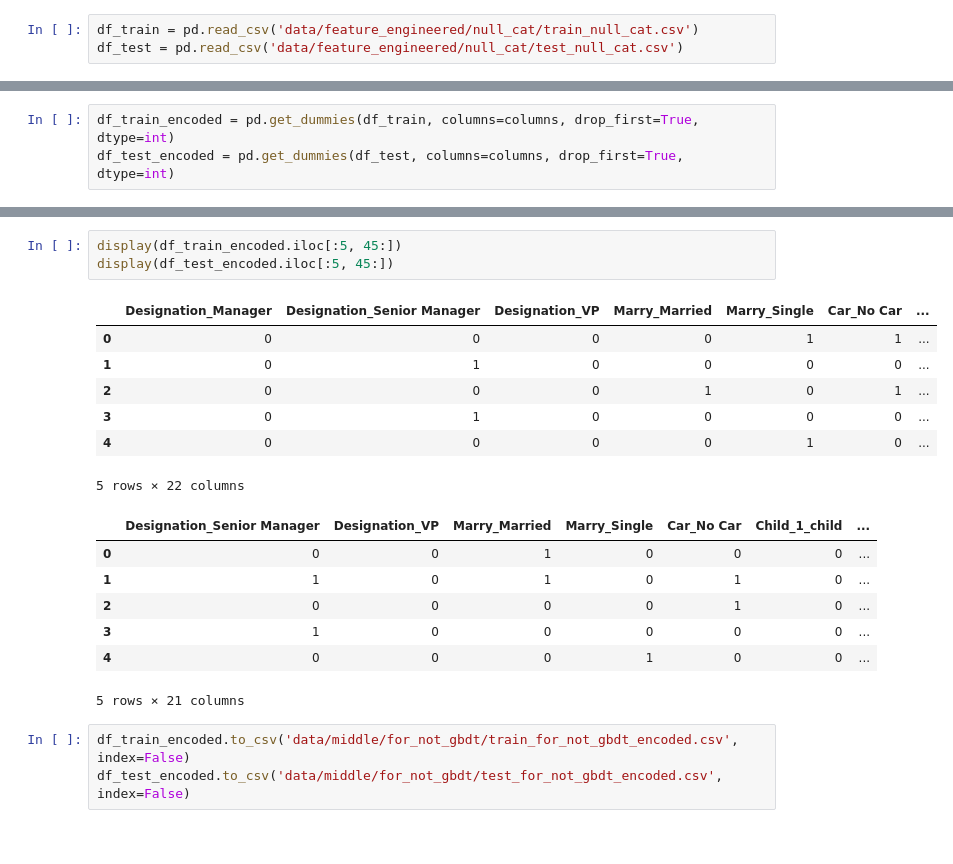
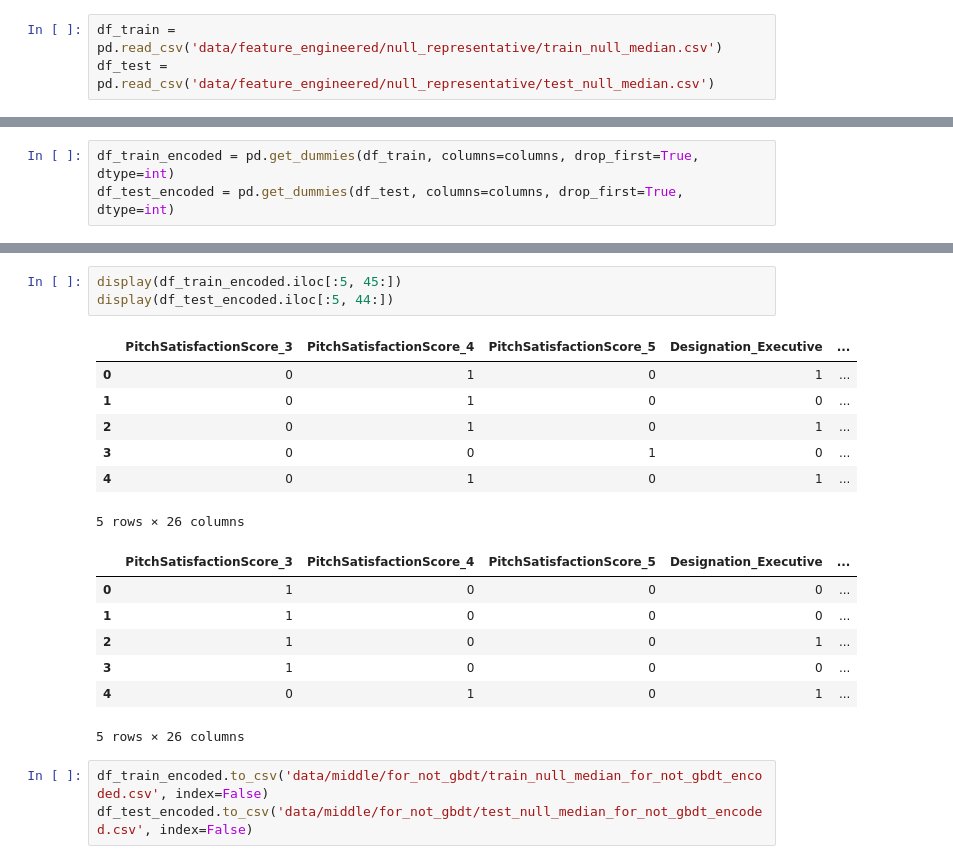
Before and after one commit to RickHub0115/SIGNATE-Summer-Cup-2024, a Jupyter notebook: scr/feature_for_not_gbdt/encoding_for_not_gbdt.ipynb, the cells around one changed output, grey strips where cells are left out. Cells and saved outputs as stored; diff of their text form.

```diff
--- a/scr/feature_for_not_gbdt/encoding_for_not_gbdt.ipynb
+++ b/scr/feature_for_not_gbdt/encoding_for_not_gbdt.ipynb
@@ -5,8 +5,8 @@ os.chdir('../../')
 import numpy as np
 import pandas as pd
 # %%
-df_train = pd.read_csv('data/feature_engineered/null_cat/train_null_cat.csv')
-df_test = pd.read_csv('data/feature_engineered/null_cat/test_null_cat.csv')
+df_train = pd.read_csv('data/feature_engineered/null_representative/train_null_median.csv')
+df_test = pd.read_csv('data/feature_engineered/null_representative/test_null_median.csv')
 # %%
 display(df_train.iloc[:5, :16])
 display(df_test.iloc[:5, :16])
@@ -149,21 +150,21 @@ display(df_test_encoded.iloc[:5, 31:45])
 # %%
 display(df_train_encoded.iloc[:5, 45:])
-display(df_test_encoded.iloc[:5, 45:])
+display(df_test_encoded.iloc[:5, 44:])
 # %% [output]
-|  | Designation_Manager | Designation_Senior Manager | Designation_VP | Marry_Married | Marry_Single | Car_No Car | ... |
-| 0 | 0 | 0 | 0 | 0 | 1 | 1 | ... |
-| 1 | 0 | 1 | 0 | 0 | 0 | 0 | ... |
-| 2 | 0 | 0 | 0 | 1 | 0 | 1 | ... |
-| 3 | 0 | 1 | 0 | 0 | 0 | 0 | ... |
-| 4 | 0 | 0 | 0 | 0 | 1 | 0 | ... |
+|  | PitchSatisfactionScore_3 | PitchSatisfactionScore_4 | PitchSatisfactionScore_5 | Designation_Executive | ... |
+| 0 | 0 | 1 | 0 | 1 | ... |
+| 1 | 0 | 1 | 0 | 0 | ... |
+| 2 | 0 | 1 | 0 | 1 | ... |
+| 3 | 0 | 0 | 1 | 0 | ... |
+| 4 | 0 | 1 | 0 | 1 | ... |
-5 rows × 22 columns
+5 rows × 26 columns
-|  | Designation_Senior Manager | Designation_VP | Marry_Married | Marry_Single | Car_No Car | Child_1_child | ... |
-| 0 | 0 | 0 | 1 | 0 | 0 | 0 | ... |
-| 1 | 1 | 0 | 1 | 0 | 1 | 0 | ... |
-| 2 | 0 | 0 | 0 | 0 | 1 | 0 | ... |
-| 3 | 1 | 0 | 0 | 0 | 0 | 0 | ... |
-| 4 | 0 | 0 | 0 | 1 | 0 | 0 | ... |
+|  | PitchSatisfactionScore_3 | PitchSatisfactionScore_4 | PitchSatisfactionScore_5 | Designation_Executive | ... |
+| 0 | 1 | 0 | 0 | 0 | ... |
+| 1 | 1 | 0 | 0 | 0 | ... |
+| 2 | 1 | 0 | 0 | 1 | ... |
+| 3 | 1 | 0 | 0 | 0 | ... |
+| 4 | 0 | 1 | 0 | 1 | ... |
-5 rows × 21 columns
+5 rows × 26 columns
 # %%
-df_train_encoded.to_csv('data/middle/for_not_gbdt/train_for_not_gbdt_encoded.csv', index=False)
-df_test_encoded.to_csv('data/middle/for_not_gbdt/test_for_not_gbdt_encoded.csv', index=False)
+df_train_encoded.to_csv('data/middle/for_not_gbdt/train_null_median_for_not_gbdt_encoded.csv', index=False)
+df_test_encoded.to_csv('data/middle/for_not_gbdt/test_null_median_for_not_gbdt_encoded.csv', index=False)
```
Also changed, not shown: parts of 6 cells of this notebook, 11 other files.
